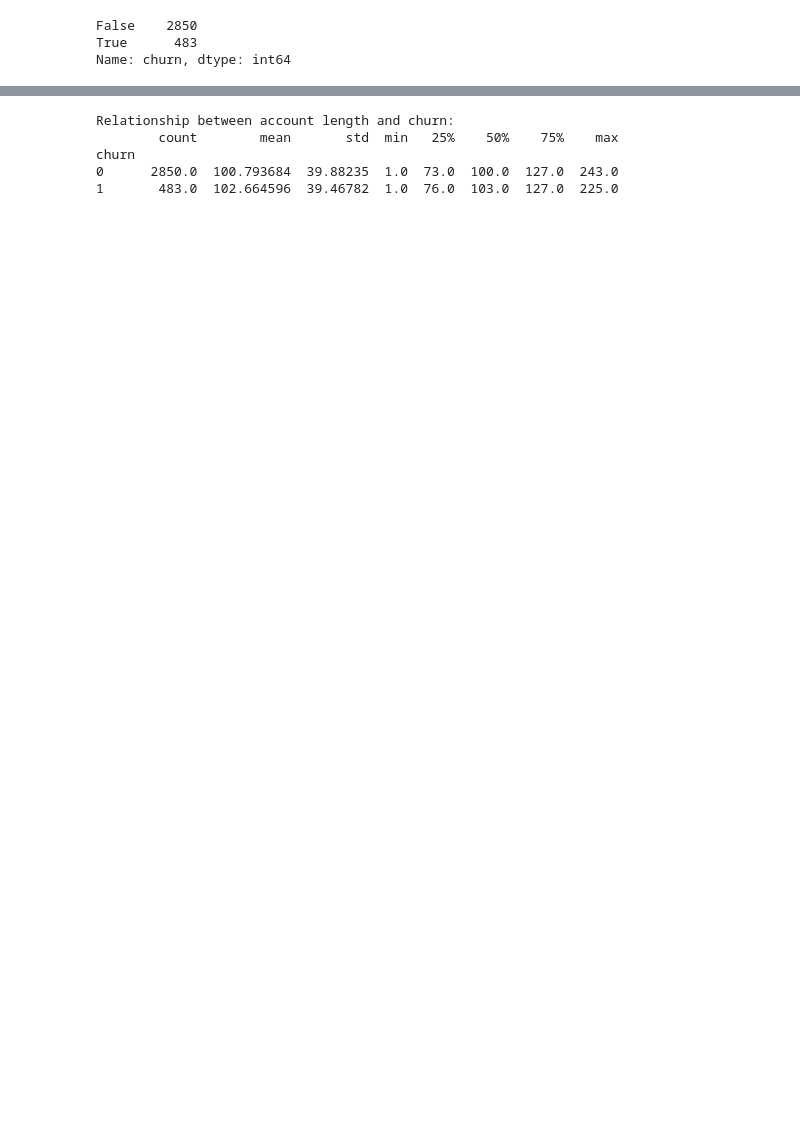
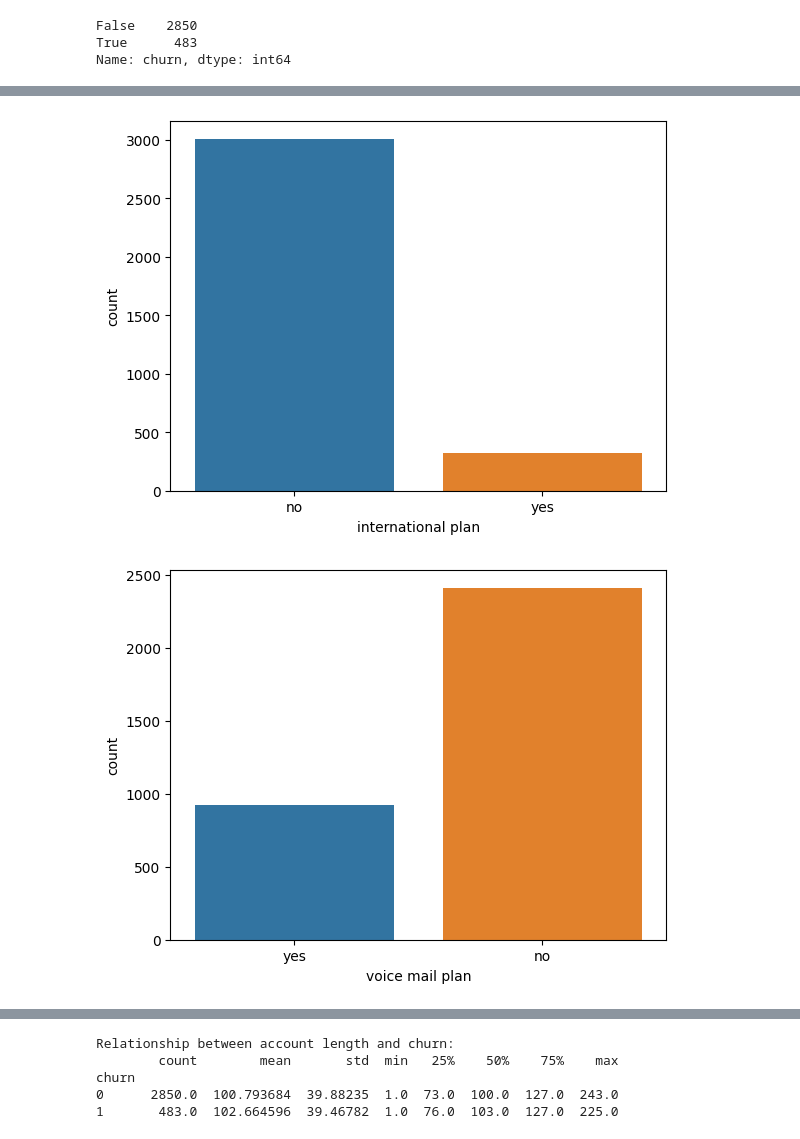
Before and after one commit to Ed-Odhiambo/Phase3_Project, a Jupyter notebook: student.ipynb, the cells around one changed output, grey strips where cells are left out. Cells and saved outputs as stored; diff of their text form; code cells hidden in the pictures; blank space fills up the shorter version.

```diff
--- a/student.ipynb
+++ b/student.ipynb
@@ -361,0 +220,11 @@ Name: churn, Length: 3333, dtype: int64
+# %%
+# Checking the distribution of data according to international plan
+sns.countplot(data=df, x='international plan')
+plt.show()
+
+# Checking the distribution of data according to voice mail plan
+sns.countplot(data=df, x='voice mail plan')
+plt.show()
+# %% [output]
+[figure, added]
+[figure, added]
```
Also changed, not shown: parts of 71 cells of this notebook.
